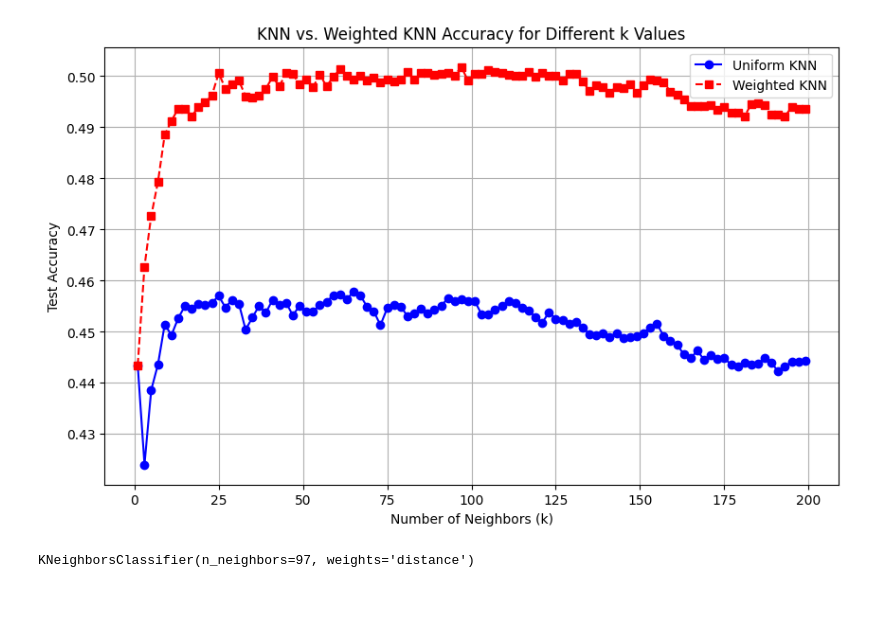
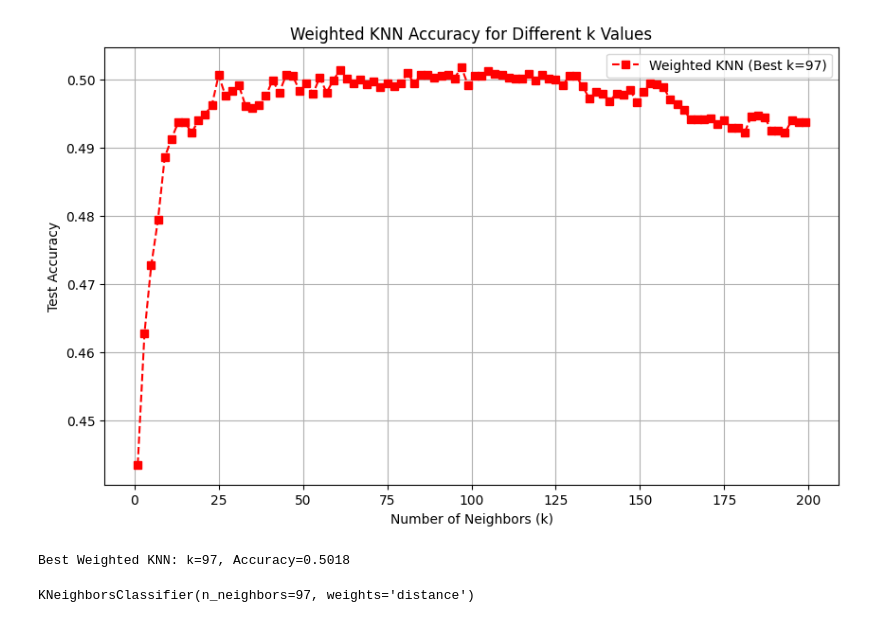
Before and after one commit to pythotonix/LA_FER, a Jupyter notebook: notebooks/knn/knn_hybrid.ipynb, the cells around one changed output. Saved outputs shown, nothing was run; the diff lists cells and outputs as text; code cells hidden in the pictures.

```diff
--- a/notebooks/knn/knn_hybrid.ipynb
+++ b/notebooks/knn/knn_hybrid.ipynb
@@ -15,11 +15,11 @@ suprise_train = np.load('../hybrid/data_train/surprise_hybrid_features.npy')
 # %%
-angry_test = np.load('../hybrid/data_test/angry_hybrid_features.npy')
-disgust_test = np.load('../hybrid/data_test/disgust_hybrid_features.npy')
-fear_test = np.load('../hybrid/data_test/fear_hybrid_features.npy')
-happy_test = np.load('../hybrid/data_test/happy_hybrid_features.npy')
-neutral_test = np.load('../hybrid/data_test/neutral_hybrid_features.npy')
-sad_test = np.load('../hybrid/data_test/sad_hybrid_features.npy')
-suprise_test = np.load('../hybrid/data_test/surprise_hybrid_features.npy')
+angry_test = np.load('../../feature_extraction/hybrid/data_test/angry_hybrid_features.npy')
+disgust_test = np.load('../../feature_extraction/hybrid/data_test/disgust_hybrid_features.npy')
+fear_test = np.load('../../feature_extraction/hybrid/data_test/fear_hybrid_features.npy')
+happy_test = np.load('../../feature_extraction/hybrid/data_test/happy_hybrid_features.npy')
+neutral_test = np.load('../../feature_extraction/hybrid/data_test/neutral_hybrid_features.npy')
+sad_test = np.load('../../feature_extraction/hybrid/data_test/sad_hybrid_features.npy')
+suprise_test = np.load('../../feature_extraction/hybrid/data_test/surprise_hybrid_features.npy')
 # %%
 train_data = {
     'angry': angry_train,
@@ -68,36 +66,38 @@ scaler = StandardScaler()
 X_train_scaled = scaler.fit_transform(X_train)
 X_test_scaled = scaler.transform(X_test)
 # %%
+def evaluate_knn(X_train_scaled, y_train, X_test_scaled, y_test, k_max=201):
+    k_values = range(1, k_max, 2)
+    accuracy_uniform = []
+    accuracy_weighted = []
 
-# Test KNN for different values of k
-k_values = range(1, 201, 2)  # Odd values from 1 to 100
-accuracy_uniform = []
-accuracy_weighted = []
+    for k in k_values:
 
-for k in k_values:
-    # Uniform KNN
-    knn_uniform = KNeighborsClassifier(n_neighbors=k, weights="uniform")
-    knn_uniform.fit(X_train_scaled, y_train)
-    accuracy_uniform.append(knn_uniform.score(X_test_scaled, y_test))
+        knn_weighted = KNeighborsClassifier(n_neighbors=k, weights="distance")
+        knn_weighted.fit(X_train_scaled, y_train)
+        acc_weighted = knn_weighted.score(X_test_scaled, y_test)
+        accuracy_weighted.append(acc_weighted)
 
-    # Weighted KNN
-    knn_weighted = KNeighborsClassifier(n_neighbors=k, weights="distance")
-    knn_weighted.fit(X_train_scaled, y_train)
-    accuracy_weighted.append(knn_weighted.score(X_test_scaled, y_test))
+    best_k_weighted = k_values[np.argmax(accuracy_weighted)]
+    best_acc_weighted = max(accuracy_weighted)
+    plt.figure(figsize=(10, 6))
+    plt.plot(k_values, accuracy_weighted, marker='s', linestyle='--', label=f"Weighted KNN (Best k={best_k_weighted})", color='red')
+    plt.xlabel("Number of Neighbors (k)")
+    plt.ylabel("Test Accuracy")
+    plt.title("Weighted KNN Accuracy for Different k Values")
+    plt.legend()
+    plt.grid(True)
+    plt.show()
 
-# Plot accuracy graph
-plt.figure(figsize=(10, 6))
-plt.plot(k_values, accuracy_uniform, marker='o', linestyle='-', label="Uniform KNN", color='blue')
-plt.plot(k_values, accuracy_weighted, marker='s', linestyle='--', label="Weighted KNN", color='red')
+    return (best_k_weighted, best_acc_weighted)
 
-plt.xlabel("Number of Neighbors (k)")
-plt.ylabel("Test Accuracy")
-plt.title("KNN vs. Weighted KNN Accuracy for Different k Values")
-plt.legend()
-plt.grid(True)
-plt.show()
+(weighted_k, weighted_result) = evaluate_knn(X_train_scaled, y_train, X_test_scaled, y_test)
 # %% [output]
-[figure, old version]
+[figure, new version]
+# %%
+print(f"Best Weighted KNN: k={weighted_k}, Accuracy={weighted_result:.4f}")
+# %% [output]
+Best Weighted KNN: k=97, Accuracy=0.5018
 # %%
 knn = KNeighborsClassifier(n_neighbors=97, weights="distance")
 knn.fit(X_train_scaled, y_train)
```
Also changed, not shown: parts of 2 cells of this notebook, 6 other files.
